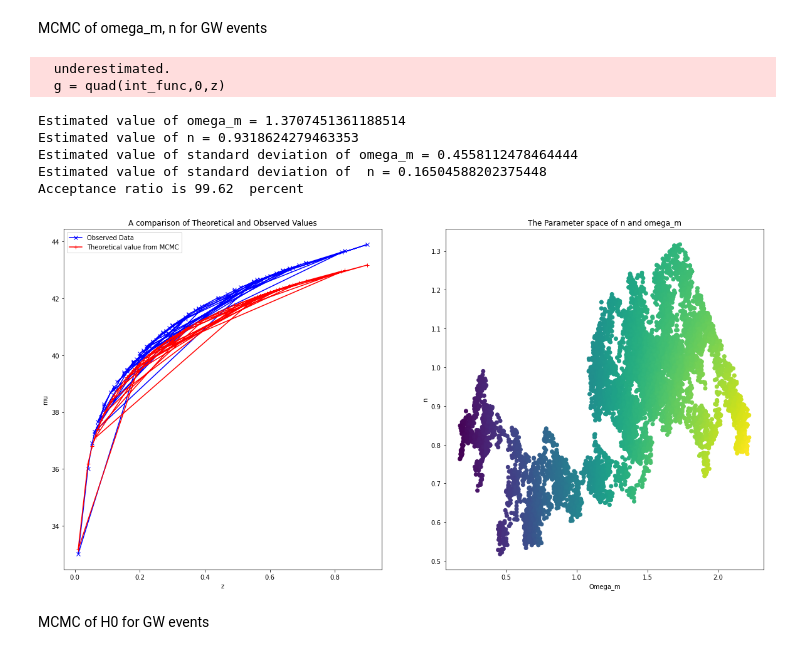
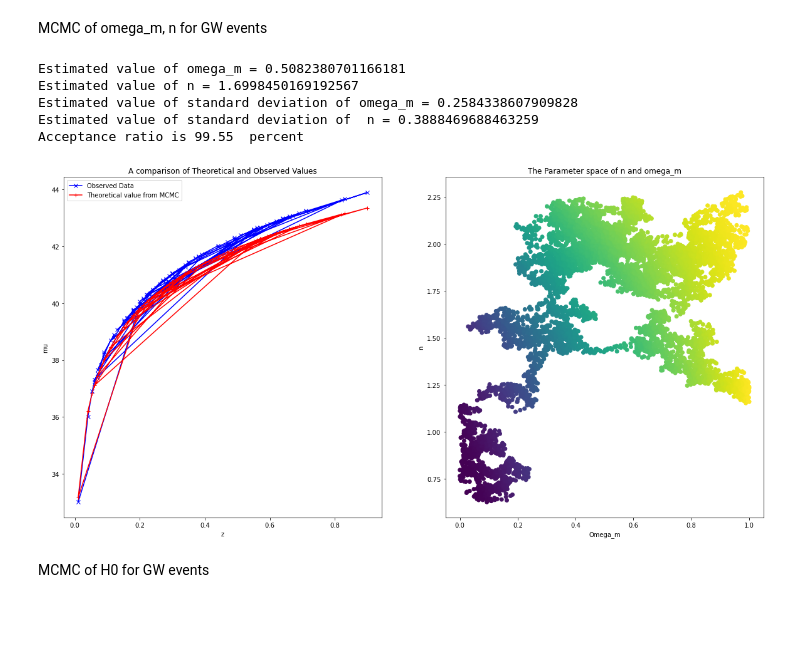
Before and after one commit to AshleyChraya/HubbleConstant-ConstraintsForVCG, a Jupyter notebook: Python Codes/MCMC.ipynb, the cells around one changed output. Drawn from its saved outputs; the diff is of its cells as text; code cells hidden in the pictures; blank space fills up the shorter version.

```diff
--- a/Python Codes/MCMC.ipynb
+++ b/Python Codes/MCMC.ipynb
@@ -627,7 +627,7 @@ def mu_theory(z,omega_m,n):
 #Temporary variable to store mu(observation)- mu(theory)
 dmu= np.empty(len(z))
 def lnl(omega_m, n):
-    if(omega_m<=0.0):
+    if(omega_m<=0.0 or omega_m>=1.0):
         loglikely=-1.e100
     else:
         for i in range(len(z)):
@@ -687,48 +687,45 @@ for i in range(1,sampl):
             mcmc_arr[i,1]= mcmc_arr[i-1,1]
             mcmc_arr[i,2]= lnl_prev
             #print("This draw is rejected")
-# %% [output]
-  underestimated.
-  g = quad(int_func,0,z)
 # %%
 #For value calculation, we reject the initial values given by the algorithm so as to only select the values where the algorithm converges(as taught in class)
 #Lets say we reject the initial 25% of the values
-reject= 100
+reject= sampl//25
 
 print ('\n\n\nEstimated value of omega_m = '+ str(np.mean(mcmc_arr[reject:sampl,0])))
 print ('Estimated value of n = '+ str(np.mean(mcmc_arr[reject:sampl,1])))
 print ('Estimated value of standard deviation of omega_m = '+ str(np.std(mcmc_arr[reject:sampl,0])))
 print ('Estimated value of standard deviation of  n = '+ str(np.std(mcmc_arr[reject:sampl,1])))
 print ('Acceptance ratio is '+ str((accpt_nmbr*100)/sampl)+"  percent")
 
 fig = plt.figure()
 fig.set_size_inches(20,10)
 #Plot the samples
 ax1 = fig.add_subplot(121)
 plt.xlabel("z")
 plt.ylabel('mu')
 plt.title("A comparison of Theoretical and Observed Values")
 ax1.plot(z, mu, c='blue', marker='x',label="Observed Data")
 ax2 = fig.add_subplot(122)
 ax2.scatter(mcmc_arr[reject:,0], mcmc_arr[reject:,1],c = -mcmc_arr[reject:,2])
 #plt.xlim(0.1,0.5)
 #plt.ylim(0.6,0.8)
 plt.xlabel("Omega_m")
 plt.ylabel('n')
 
 
 #To plot the z vs mu function for out theoretical values
 y_theoretical=np.empty(len(z))
 for i in range(len(z)):
     y_theoretical[i]= mu_theory(z[i], np.mean(mcmc_arr[reject:,0]), np.mean(mcmc_arr[reject:,1]))
 ax1.plot(z, y_theoretical, c='red', marker='+',label="Theoretical value from MCMC")
 ax1.legend()
 plt.title("The Parameter space of n and omega_m")
 plt.show()
 # %% [output]
-Estimated value of omega_m = 1.3707451361188514
-Estimated value of n = 0.9318624279463353
-Estimated value of standard deviation of omega_m = 0.4558112478464444
-Estimated value of standard deviation of  n = 0.16504588202375448
-Acceptance ratio is 99.62  percent
+Estimated value of omega_m = 0.5082380701166181
+Estimated value of n = 1.6998450169192567
+Estimated value of standard deviation of omega_m = 0.2584338607909828
+Estimated value of standard deviation of  n = 0.3888469688463259
+Acceptance ratio is 99.55  percent
-[figure, old version]
+[figure, new version]
```
Also changed, not shown: parts of 6 cells of this notebook.
